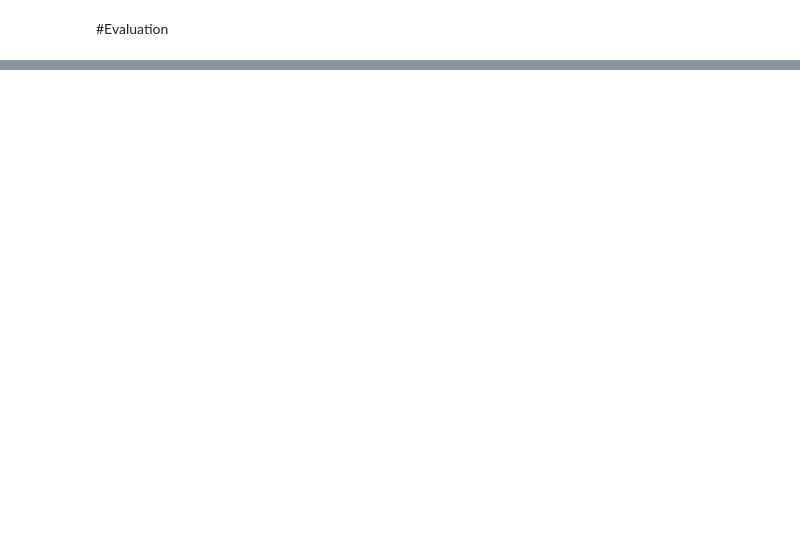
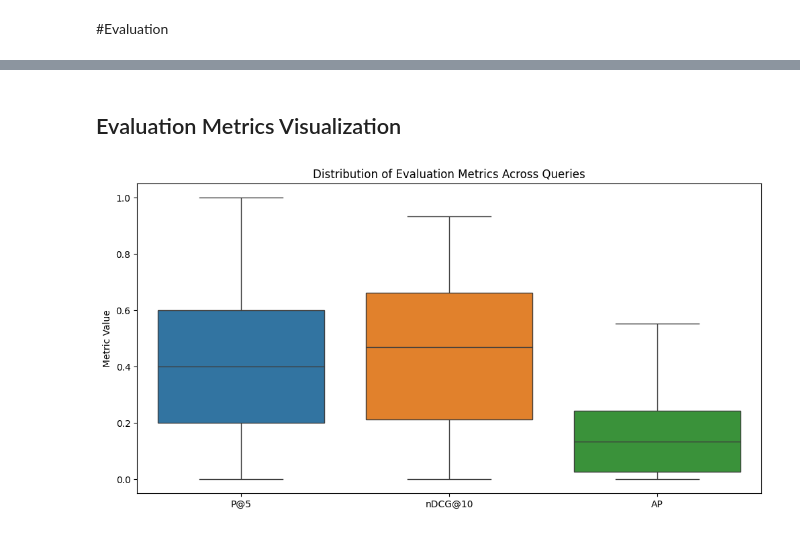
Before and after one commit to zahra-omrani/TinTinify, a Jupyter notebook: myIR.ipynb, the cells around one changed output, grey strips where cells are left out. Saved outputs shown, nothing was run; the diff lists cells and outputs as text; code cells hidden in the pictures; blank space fills up the shorter version.

```diff
--- a/myIR.ipynb
+++ b/myIR.ipynb
@@ -1513,10 +1344,8 @@ def run_trec_evaluation(queries_df, inv_index, text_file, run_file_generator, *a
     Returns:
         tuple: Dictionaries containing evaluation metrics per query:
             - Pat5_list (dict): Precision at 5 (P@5) for each query.
-            - PRel2at5_list (dict): Precision for relevance 2 at 5 (P(rel=2)@5).
             - nDCGat10_list (dict): Normalized Discounted Cumulative Gain at 10 (nDCG@10).
             - AP_list (dict): Average Precision (AP) for each query.
-            - APRel2_list (dict): Average Precision for relevance 2 (AP(rel=2)).
 
     Prints:
         Aggregate evaluation metrics for the dataset using the specified measures.
@@ -1527,13 +1356,11 @@ def run_trec_evaluation(queries_df, inv_index, text_file, run_file_generator, *a
     run = list(ir_measures.read_trec_run(text_file))
 
     # Print aggregate evaluation metrics
-    print(ir_measures.calc_aggregate([P@5, P(rel=2)@5, nDCG@10, AP, AP(rel=2)], qrels, run))
+    print(ir_measures.calc_aggregate([P@5, nDCG@10, AP], qrels, run))
 
     # Compute per-query metrics
     Pat5_list = {m.query_id: m.value for m in ir_measures.iter_calc([P@5], qrels, run)}
-    PRel2at5_list = {m.query_id: m.value for m in ir_measures.iter_calc([P(rel=2)@5], qrels, run)}
     nDCGat10_list = {m.query_id: m.value for m in ir_measures.iter_calc([nDCG@10], qrels, run)}
     AP_list = {m.query_id: m.value for m in ir_measures.iter_calc([AP], qrels, run)}
-    APRel2_list = {m.query_id: m.value for m in ir_measures.iter_calc([AP(rel=2)], qrels, run)}
 
-    return Pat5_list, PRel2at5_list, nDCGat10_list, AP_list, APRel2_list
+    return Pat5_list, nDCGat10_list, AP_list
@@ -1888,0 +1473,24 @@ Successfully installed dask-2025.1.0 distributed-2025.1.0 sortedcontainers-2.4.0
+# %% [markdown]
+## Evaluation Metrics Visualization
+# %%
+import matplotlib.pyplot as plt
+import seaborn as sns
+import pandas as pd
+
+
+# Convert dictionaries to a DataFrame
+df_results = pd.DataFrame({
+    'Query': list(Pat5_list.keys()),
+    'P@5': list(Pat5_list.values()),
+    'nDCG@10': [nDCGat10_list[q] for q in Pat5_list.keys()],
+    'AP': [AP_list[q] for q in Pat5_list.keys()]
+})
+
+# Create a box plot for the three metrics
+plt.figure(figsize=(12, 6))
+sns.boxplot(data=df_results[['P@5', 'nDCG@10', 'AP']])
+plt.title("Distribution of Evaluation Metrics Across Queries")
+plt.ylabel("Metric Value")
+plt.show()
+# %% [output]
+[figure, added]
```
Also changed, not shown: parts of 34 cells of this notebook.
